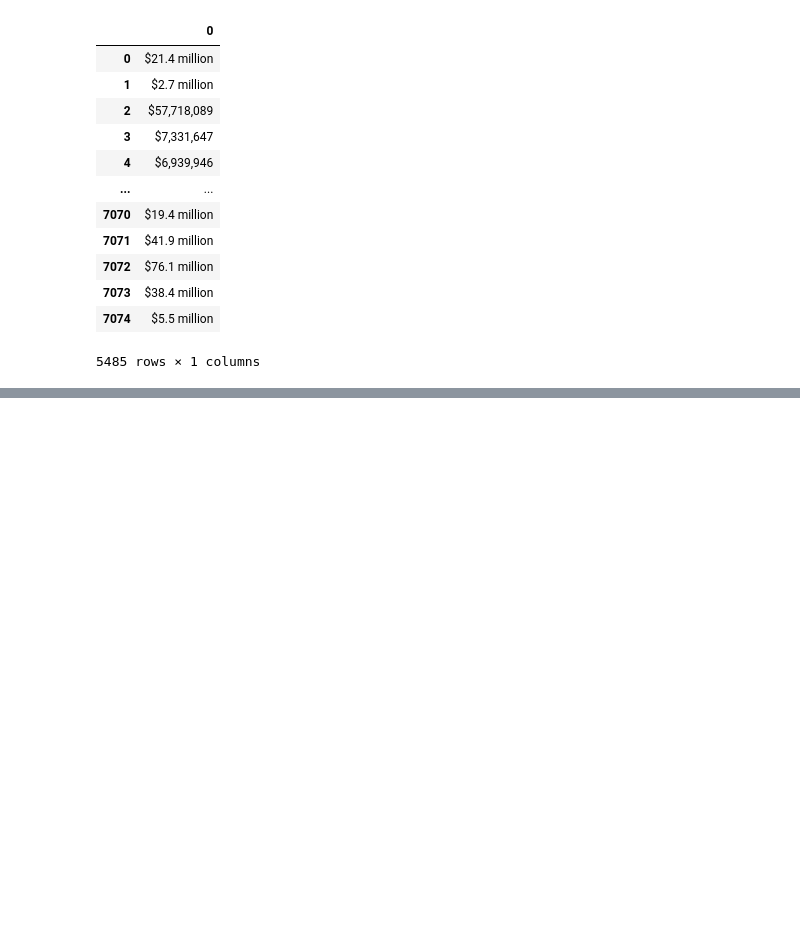
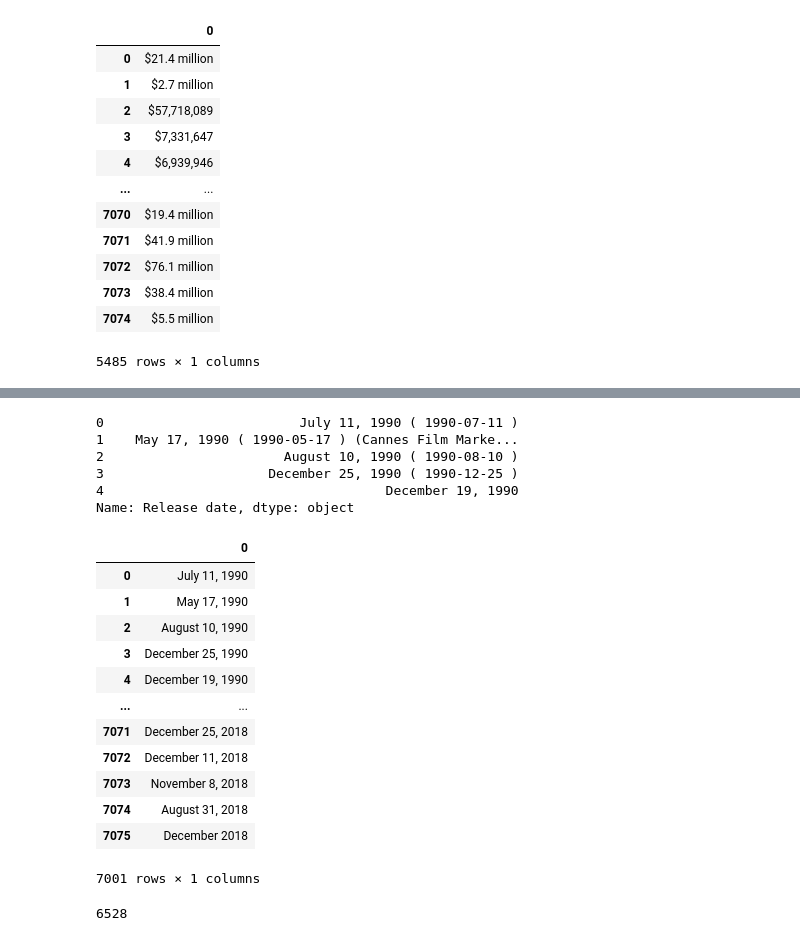
Before and after one commit to suyinwb/Movies_ETL, a Jupyter notebook: movies_ETL.ipynb, the cells around one changed output, grey strips where cells are left out. Cells and saved outputs as stored; diff of their text form; code cells hidden in the pictures; blank space fills up the shorter version.

```diff
--- a/movies_ETL.ipynb
+++ b/movies_ETL.ipynb
@@ -596,0 +673,4 @@ def parse_dollars(s):
+# %%
+#remove citations
+budget = budget.str.replace(r'\[\d+\]\s*', '')
+budget[~matches_form_one & ~matches_form_two]
@@ -596,0 +695,16 @@ def parse_dollars(s):
+# %%
+wiki_movies_df['budget'] = budget.str.extract(f'({form_one}|{form_two})', flags=re.IGNORECASE)[0].apply(parse_dollars)
+# %%
+#drop original budget
+wiki_movies_df.drop('Budget', axis=1, inplace=True)
+# %%
+#Release Date
+release_date = wiki_movies_df['Release date'].dropna().apply(lambda x: ' '.join(x) if type(x) == list else x)
+release_date.head()
+# %% [output]
+0                         July 11, 1990 ( 1990-07-11 )
+1    May 17, 1990 ( 1990-05-17 ) (Cannes Film Marke...
+2                       August 10, 1990 ( 1990-08-10 )
+3                     December 25, 1990 ( 1990-12-25 )
+4                                    December 19, 1990
+Name: Release date, dtype: object
@@ -596,0 +722,17 @@ def parse_dollars(s):
+# %%
+#extract dates
+release_date.str.extract(f'({date_form_one}|{date_form_two}|{date_form_three}|{date_form_four})', flags=re.IGNORECASE)
+# %% [output]
+|  | 0 |
+| 0 | July 11, 1990 |
+| 1 | May 17, 1990 |
+| 2 | August 10, 1990 |
+| 3 | December 25, 1990 |
+| 4 | December 19, 1990 |
+| ... | ... |
+| 7071 | December 25, 2018 |
+| 7072 | December 11, 2018 |
+| 7073 | November 8, 2018 |
+| 7074 | August 31, 2018 |
+| 7075 | December 2018 |
+7001 rows × 1 columns
@@ -596,0 +745,5 @@ def parse_dollars(s):
+# %%
+#most of the entries just look like "100 minutes."
+running_time.str.contains(r'^\d*\s*minutes$', flags=re.IGNORECASE, na=False).sum()
+# %% [output]
+6528
```
Also changed, not shown: parts of 19 cells of this notebook.
